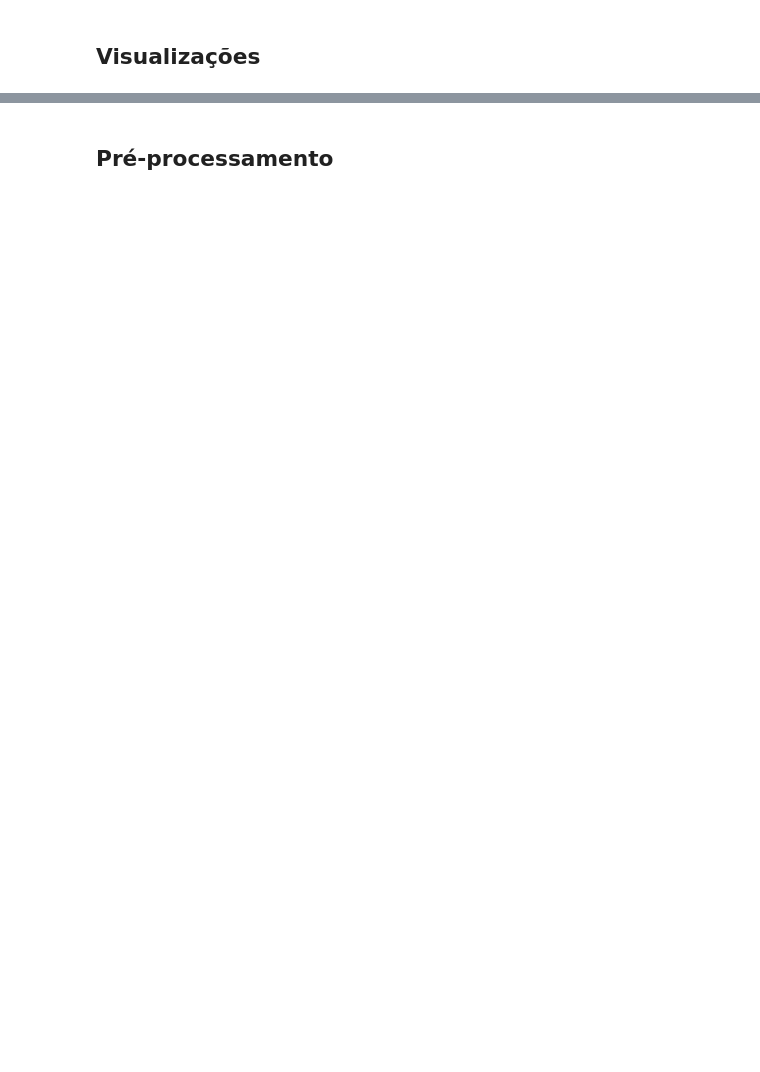
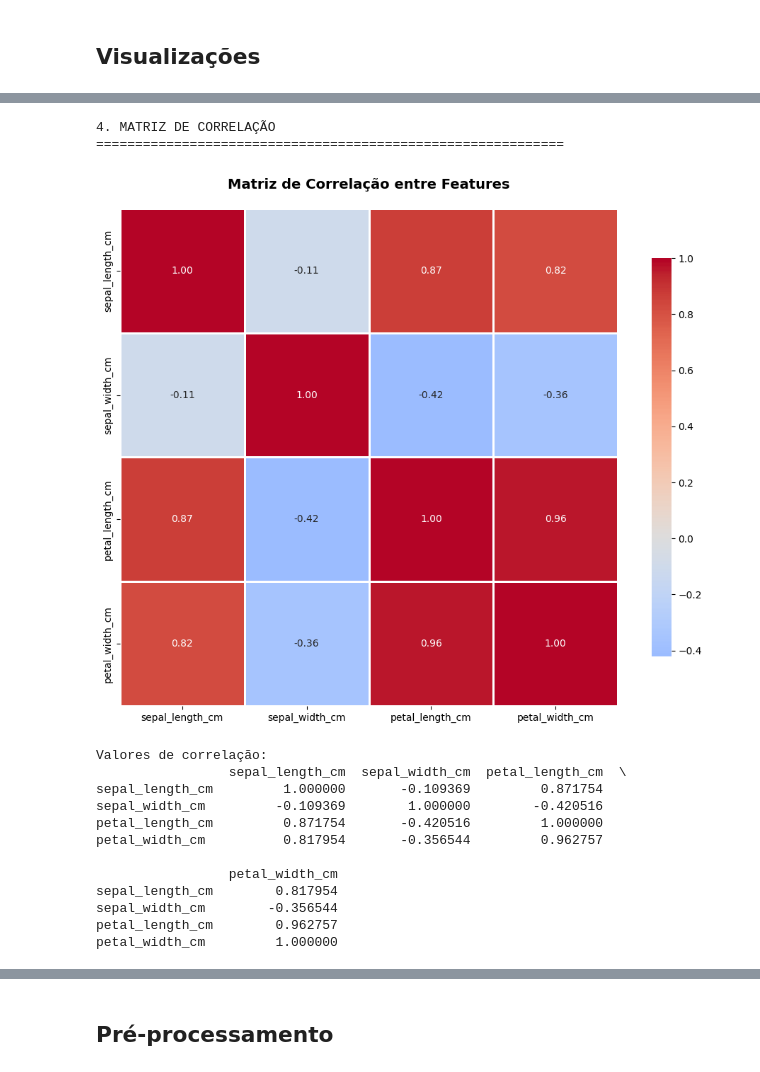
Before and after one commit to LucasGitDev/ML-Iris-Dataset, a Jupyter notebook: notebooks/00_template.ipynb, the cells around one changed output, grey strips where cells are left out. Drawn from its saved outputs; the diff is of its cells as text; code cells hidden in the pictures; blank space fills up the shorter version.

```diff
--- a/notebooks/00_template.ipynb
+++ b/notebooks/00_template.ipynb
@@ -68,0 +275,34 @@ plt.show()
+# %%
+# 4. Matriz de correlação
+print("4. MATRIZ DE CORRELAÇÃO")
+print("=" * 60)
+
+# Calcular correlação apenas entre features numéricas
+correlation_matrix = df[numeric_cols].corr()
+
+plt.figure(figsize=(10, 8))
+sns.heatmap(correlation_matrix, annot=True, fmt='.2f', cmap='coolwarm',
+            center=0, square=True, linewidths=1, cbar_kws={"shrink": 0.8})
+plt.title('Matriz de Correlação entre Features', fontsize=14, fontweight='bold', pad=20)
+plt.tight_layout()
+plt.show()
+
+# Exibir valores da correlação
+print("\nValores de correlação:")
+print(correlation_matrix)
+# %% [output]
+4. MATRIZ DE CORRELAÇÃO
+============================================================
+[figure, added]
+Valores de correlação:
+                 sepal_length_cm  sepal_width_cm  petal_length_cm  \
+sepal_length_cm         1.000000       -0.109369         0.871754
+sepal_width_cm         -0.109369        1.000000        -0.420516
+petal_length_cm         0.871754       -0.420516         1.000000
+petal_width_cm          0.817954       -0.356544         0.962757
+
+                 petal_width_cm
+sepal_length_cm        0.817954
+sepal_width_cm        -0.356544
+petal_length_cm        0.962757
+petal_width_cm         1.000000
```
Also changed, not shown: parts of 65 cells of this notebook, 12 other files.
